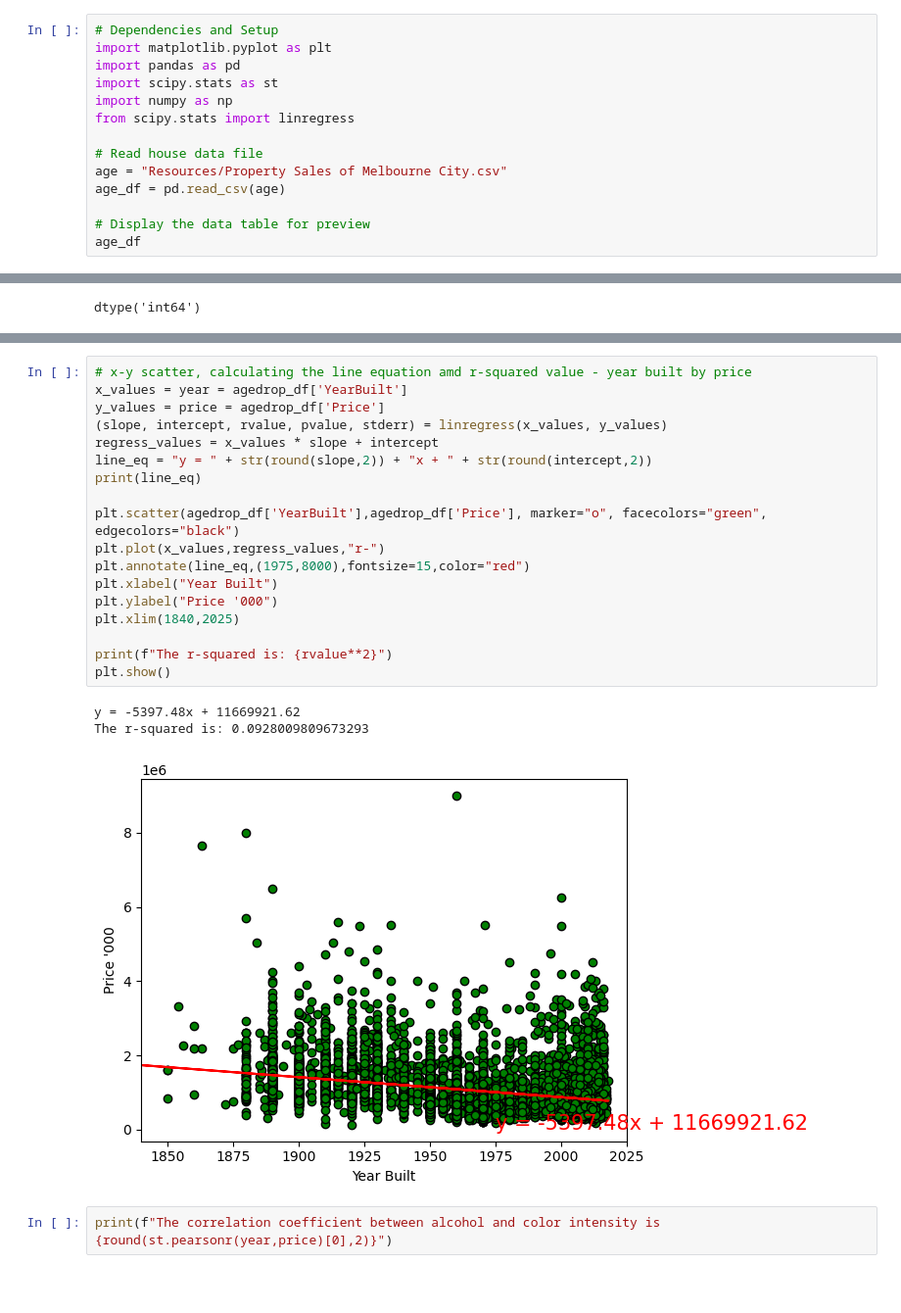
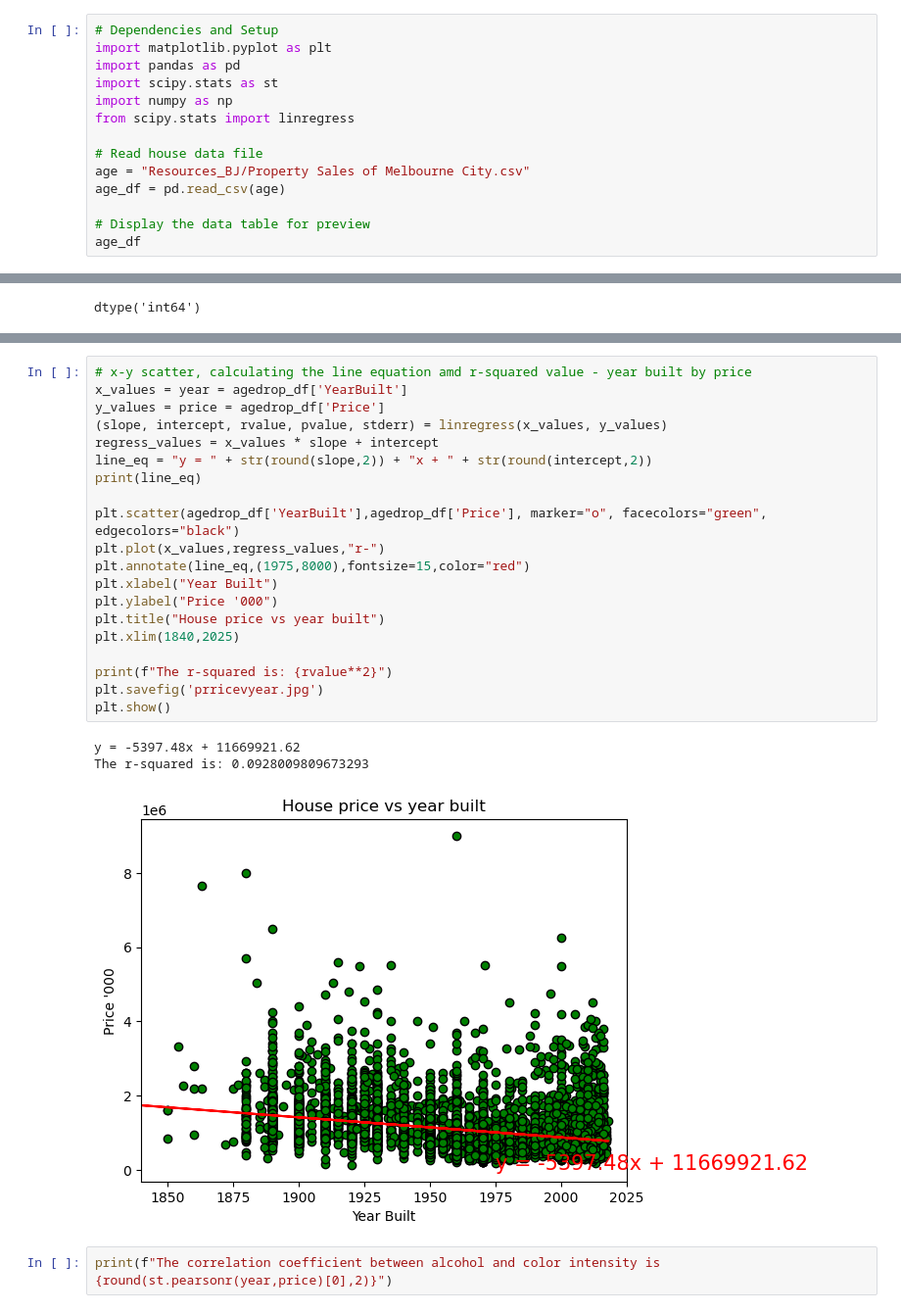
Before and after one commit to OormiC/Project1, a Jupyter notebook: Age as a variable Q3_BJ.ipynb, the cells around one changed output, grey strips where cells are left out. Shown: that part at 98% size. Cells and saved outputs as stored; diff of their text form; blank space fills up the shorter version.

```diff
--- a/Age as a variable Q3_BJ.ipynb
+++ b/Age as a variable Q3_BJ.ipynb
@@ -13,7 +24,7 @@ import numpy as np
 from scipy.stats import linregress
 
 # Read house data file
-age = "Resources/Property Sales of Melbourne City.csv"
+age = "Resources_BJ/Property Sales of Melbourne City.csv"
 age_df = pd.read_csv(age)
 
 # Display the data table for preview
@@ -134,25 +145,27 @@ agedrop_df.describe
 # %%
 # x-y scatter, calculating the line equation amd r-squared value - year built by price
 x_values = year = agedrop_df['YearBuilt']
 y_values = price = agedrop_df['Price']
 (slope, intercept, rvalue, pvalue, stderr) = linregress(x_values, y_values)
 regress_values = x_values * slope + intercept
 line_eq = "y = " + str(round(slope,2)) + "x + " + str(round(intercept,2))
 print(line_eq)
 
 plt.scatter(agedrop_df['YearBuilt'],agedrop_df['Price'], marker="o", facecolors="green", edgecolors="black")
 plt.plot(x_values,regress_values,"r-")
 plt.annotate(line_eq,(1975,8000),fontsize=15,color="red")
 plt.xlabel("Year Built")
 plt.ylabel("Price '000")
+plt.title("House price vs year built")
 plt.xlim(1840,2025)
 
 print(f"The r-squared is: {rvalue**2}")
+plt.savefig('prricevyear.jpg')
 plt.show()
 # %% [output]
 y = -5397.48x + 11669921.62
 The r-squared is: 0.0928009809673293
-[figure, old version]
+[figure, new version]
 # %%
 print(f"The correlation coefficient between alcohol and color intensity is {round(st.pearsonr(year,price)[0],2)}")
 # %% [output]
```
Also changed, not shown: parts of 3 cells of this notebook, 5 other files.
